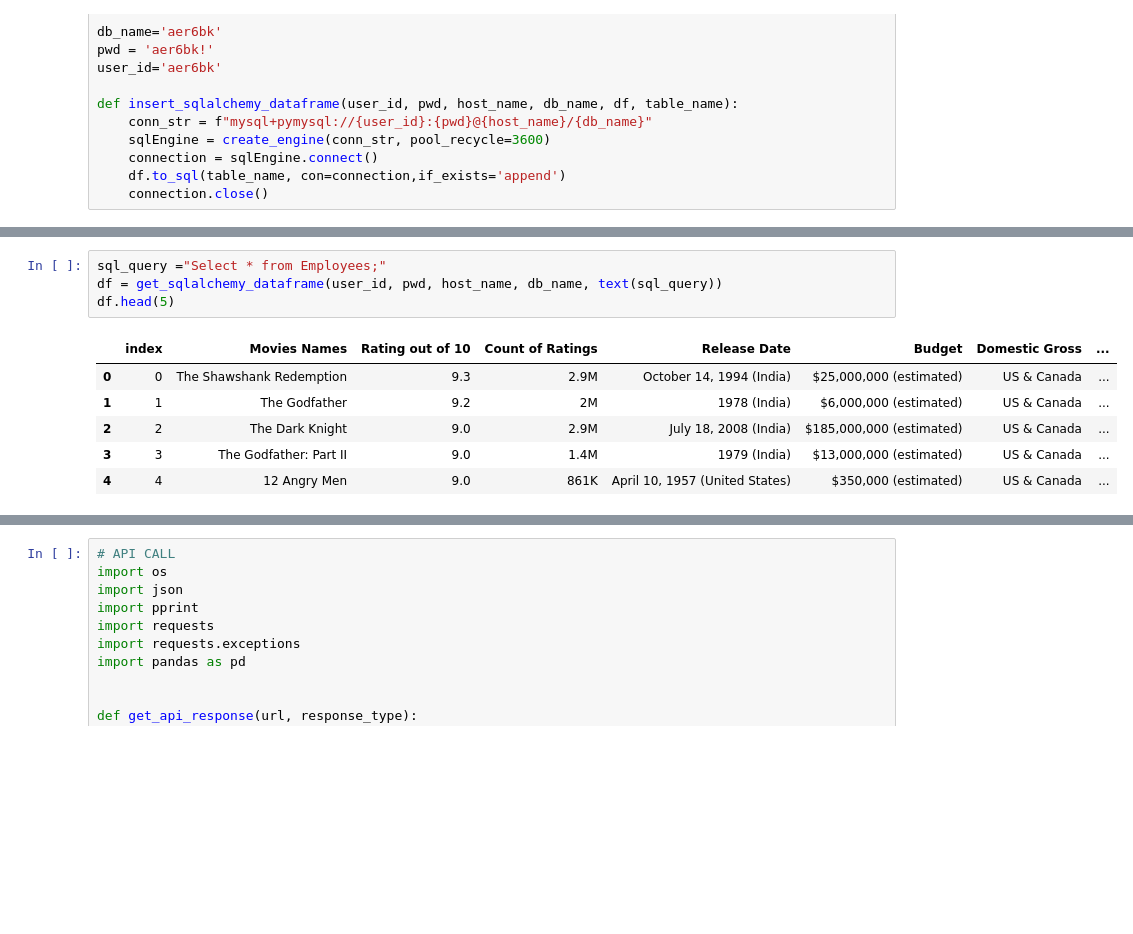
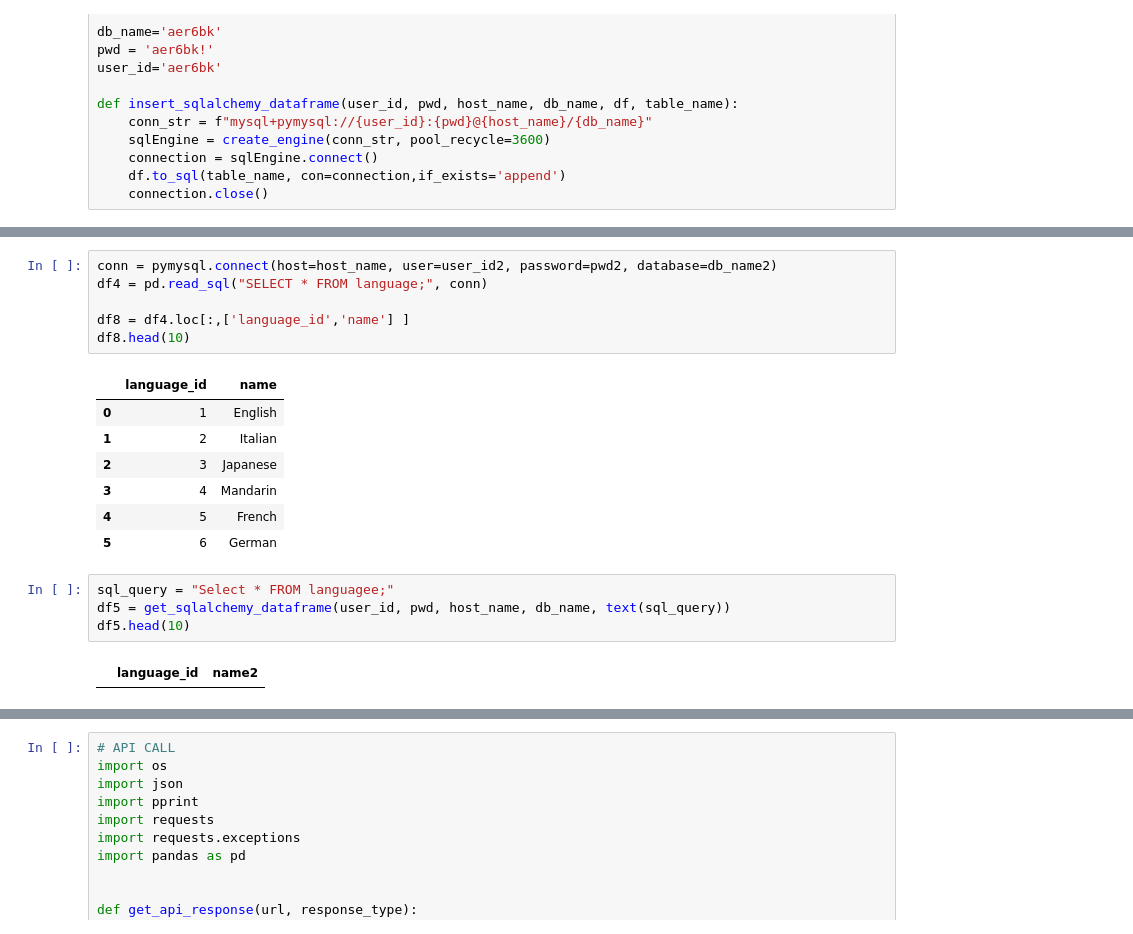
Before and after one commit to annikarichardson2024/Project1, a Jupyter notebook: SQL_Connect.ipynb, the cells around one changed output, grey strips where cells are left out. Drawn from its saved outputs; the diff is of its cells as text; blank space fills up the shorter version.

```diff
--- a/SQL_Connect.ipynb
+++ b/SQL_Connect.ipynb
@@ -113,11 +153,20 @@ insert_sqlalchemy_dataframe(user_id, pwd, host_name, db_name, df, 'Employees');
+# %%
+conn = pymysql.connect(host=host_name, user=user_id2, password=pwd2, database=db_name2)
+df4 = pd.read_sql("SELECT * FROM language;", conn)
+
+df8 = df4.loc[:,['language_id','name'] ]
+df8.head(10)
+# %% [output]
+|  | language_id | name |
+| 0 | 1 | English |
+| 1 | 2 | Italian |
+| 2 | 3 | Japanese |
+| 3 | 4 | Mandarin |
+| 4 | 5 | French |
+| 5 | 6 | German |
 # %%
-sql_query ="Select * from Employees;"
-df = get_sqlalchemy_dataframe(user_id, pwd, host_name, db_name, text(sql_query))
-df.head(5)
+sql_query = "Select * FROM languagee;"
+df5 = get_sqlalchemy_dataframe(user_id, pwd, host_name, db_name, text(sql_query))
+df5.head(10)
 # %% [output]
-|  | index | Movies Names | Rating out of 10 | Count of Ratings | Release Date | Budget | Domestic Gross | ... |
-| 0 | 0 | The Shawshank Redemption | 9.3 | 2.9M | October 14, 1994 (India) | $25,000,000 (estimated) | US & Canada | ... |
-| 1 | 1 | The Godfather | 9.2 | 2M | 1978 (India) | $6,000,000 (estimated) | US & Canada | ... |
-| 2 | 2 | The Dark Knight | 9.0 | 2.9M | July 18, 2008 (India) | $185,000,000 (estimated) | US & Canada | ... |
-| 3 | 3 | The Godfather: Part II | 9.0 | 1.4M | 1979 (India) | $13,000,000 (estimated) | US & Canada | ... |
-| 4 | 4 | 12 Angry Men | 9.0 | 861K | April 10, 1957 (United States) | $350,000 (estimated) | US & Canada | ... |
+|  | language_id | name2 |
```
Also changed, not shown: parts of 18 cells of this notebook.
